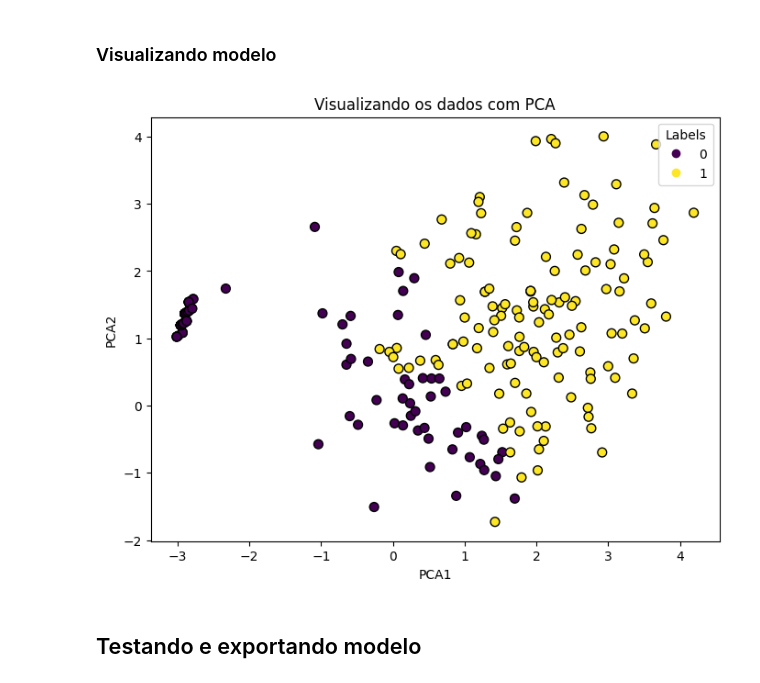
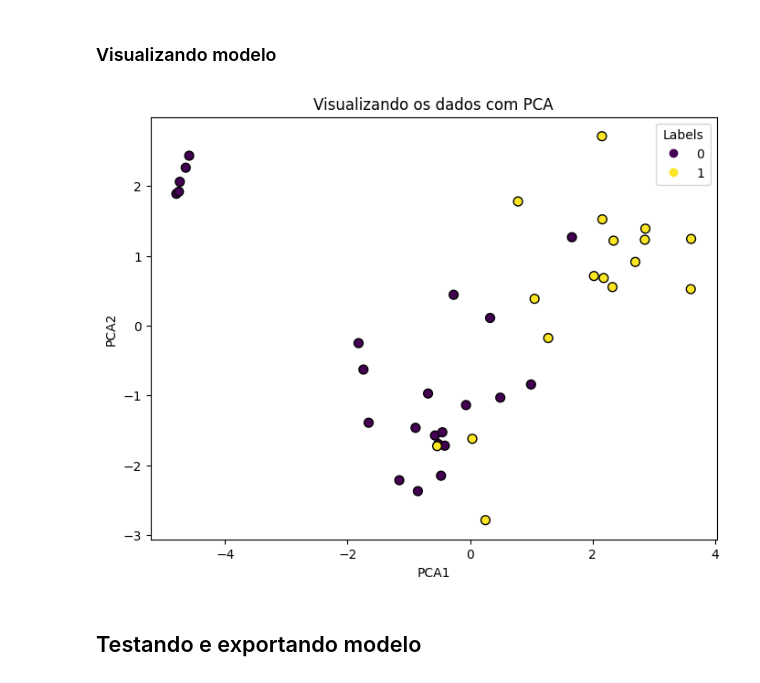
Before and after one commit to leontis2024/analise_de_dados, a Jupyter notebook: notebooks/modelo_supervisionado_possiveis_usuarios.ipynb, the cells around one changed output. Saved outputs shown, nothing was run; the diff lists cells and outputs as text; code cells hidden in the pictures.

```diff
--- a/notebooks/modelo_supervisionado_possiveis_usuarios.ipynb
+++ b/notebooks/modelo_supervisionado_possiveis_usuarios.ipynb
@@ -320,7 +649,7 @@ acuracias = []
 intervalo = range(1, 30)
 for k in intervalo:
     knn = KNeighborsClassifier(n_neighbors=K)
-    knn.fit(treino_x, treino_y)
+    knn.fit(df_x, df_y)
     predict = knn.predict(teste_x)
     acuracias.append(accuracy_score(teste_y, predict))
 
@@ -347,6 +675,7 @@ Olhando por este lado, é prefirível usar a regressão linear ou o KNN. Visto q
 # Modelo com KNN
 # %%
 df_y_2, df_x_2 = dados['Usaria o aplicativo?'], dados.drop(columns=['Usaria o aplicativo?'])
+df_x_2 = df_x_2.rename(columns={df_x_2.columns[1]: 'Qual a renda per capita da sua casa?'})
 display(df_x_2.head())
 display(df_y_2.head())
 # %% [output]
@@ -803,40 +1084,0 @@ weighted avg       0.75      0.75      0.75         8
-# %%
-from sklearn.model_selection import cross_val_score
-from sklearn.model_selection import KFold
-
-kf = KFold(n_splits=4, random_state=SEED, shuffle=True)
-knn = KNeighborsClassifier(n_neighbors=K)
-
-fold = {}
-acuracias = []
-
-for i, (train_index, test_index) in enumerate(kf.split(df_x_2)):
-    # Separando treino e teste de x e y
-    train_x, test_x = df_x_2.iloc[train_index], df_x_2.iloc[test_index]
-    train_y, test_y = df_y_2[train_index], df_y_2[test_index]
-
-    smote = SMOTE()
-    x_refeito, y_refeito = smote.fit_resample(train_x, train_y)
-
-    # Treinando o modelo
-    knn.fit(x_refeito, y_refeito)
-
-    # Predict
-    predict = knn.predict(test_x)
-
-    # Avaliando modelo
-    print("Ácuracia:", round(accuracy_score(test_y, predict) * 100, 2))
-    matriz_confusao = confusion_matrix(test_y, predict)
-    matriz_confusao_display = ConfusionMatrixDisplay(matriz_confusao)
-    matriz_confusao_display.plot()
-
-    acuracias.append(accuracy_score(test_y, predict))
-    acuracias.sort()
-    melhor_acuracia, pior_acuracia = acuracias[-1], acuracias[0]
-
-    if accuracy_score(test_y, predict) >= melhor_acuracia and accuracy_score(test_y, predict) >= melhor_acuracia:
-        acuracia = accuracy_score(test_y, predict)
-
-        # Armazenando treino e teste
-        fold['treino'] = ((x_refeito, y_refeito))
-        fold['teste'] = ((test_x, test_y))
@@ -1363,16 +1574,16 @@ weighted avg       0.88      0.88      0.87        40
 # %%
 from sklearn.decomposition import PCA
 import matplotlib.pyplot as plt
 
 plt.figure(figsize=(8,6))
-scatter = plt.scatter(df_x_teste['PCA1'], df_x_teste['PCA2'], c=df_y_teste, edgecolor='k', s=50, cmap='viridis')
+scatter = plt.scatter(df_x['PCA1'], df_x['PCA2'], c=df_y, edgecolor='k', s=50, cmap='viridis')
 plt.xlabel('PCA1')
 plt.ylabel('PCA2')
 plt.title('Visualizando os dados com PCA')
 plt.legend(*scatter.legend_elements(), title="Labels")
 plt.show()
 # %% [output]
-[figure, old version]
+[figure, new version]
 # %% [markdown]
 ## Testando e exportando modelo
 # %%
```
Also changed, not shown: parts of 103 cells of this notebook, 6 other files.
